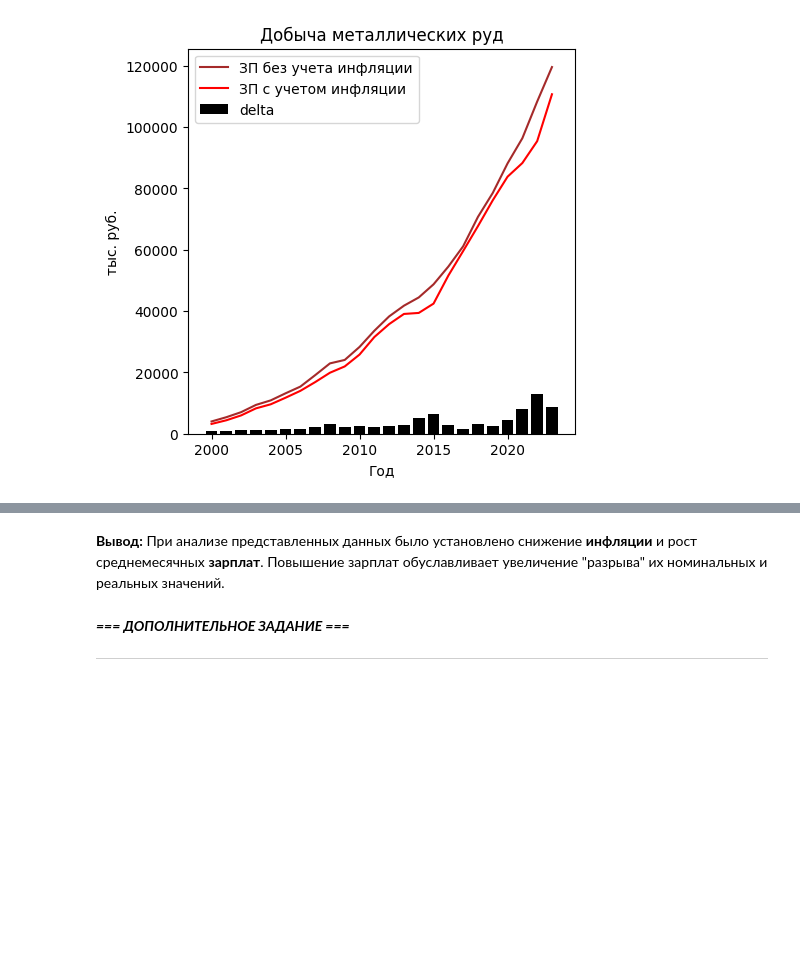
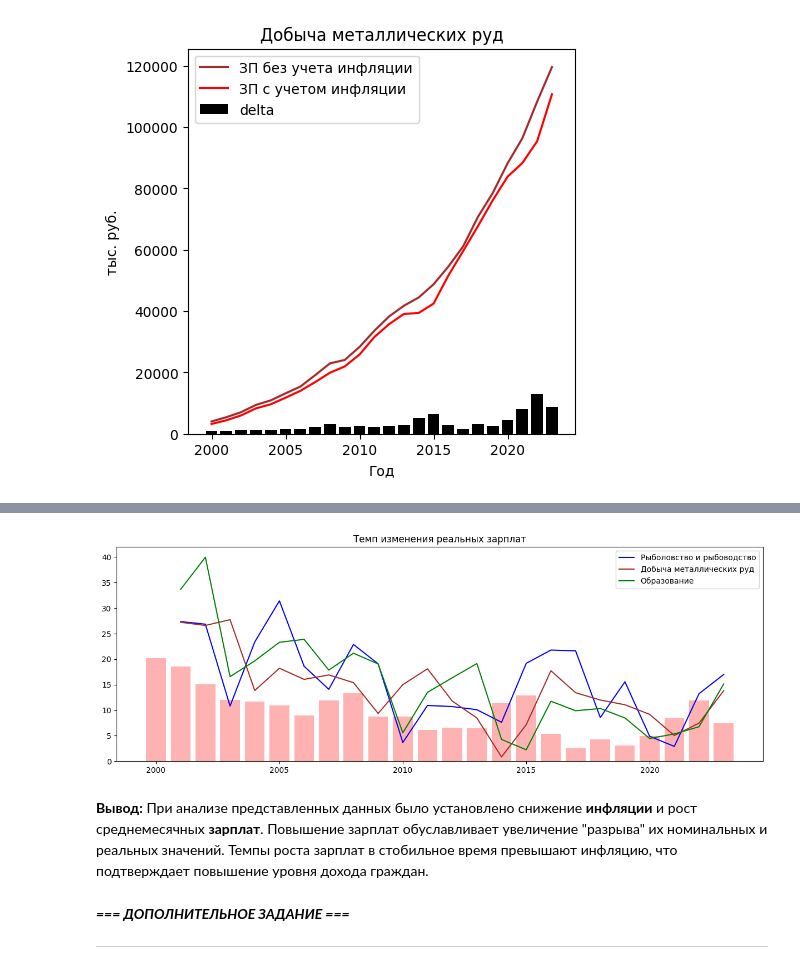
Before and after one commit to qd217/DS_project, a Jupyter notebook: Project.ipynb, the cells around one changed output, grey strips where cells are left out. Drawn from its saved outputs; the diff is of its cells as text; code cells hidden in the pictures; blank space fills up the shorter version.

```diff
--- a/Project.ipynb
+++ b/Project.ipynb
@@ -99,6 +141,18 @@ plt.show()
+# %%
+plt.figure(figsize=(15, 5))
+
+plt.plot(zp_infl_data.columns, (1-(zp_infl_data[mask12].values[0]/zp_infl_data[mask11].values[0]))*100, color = 'Blue')
+plt.plot(zp_infl_data.columns, (1-(zp_infl_data[mask14].values[0]/zp_infl_data[mask13].values[0]))*100, color = 'Brown')
+plt.plot(zp_infl_data.columns, (1-(zp_infl_data[mask16].values[0]/zp_infl_data[mask15].values[0]))*100, color = 'Green')
+plt.bar(infl_data.columns, (infl_data[mask2].values[0]), color = 'Red', alpha = 0.3)
+plt.title("Темп изменения реальных зарплат")
+plt.legend(['Рыболовство и рыбоводство','Добыча металлических руд','Образование'])
+plt.show()
+# %% [output]
+[figure, added]
 # %% [markdown]
 **Вывод:**
-При анализе представленных данных было установлено снижение **инфляции** и рост среднемесячных **зарплат**.  Повышение зарплат обуславливает увеличение "разрыва" их номинальных и реальных значений.
+При анализе представленных данных было установлено снижение **инфляции** и рост среднемесячных **зарплат**.  Повышение зарплат обуславливает увеличение "разрыва" их номинальных и реальных значений. Темпы роста зарплат в стобильное время превышают инфляцию, что подтверждает повышение уровня дохода граждан.
 # %% [markdown]
 ***=== ДОПОЛНИТЕЛЬНОЕ ЗАДАНИЕ ===***
 
```
Also changed, not shown: parts of 3 cells of this notebook.
